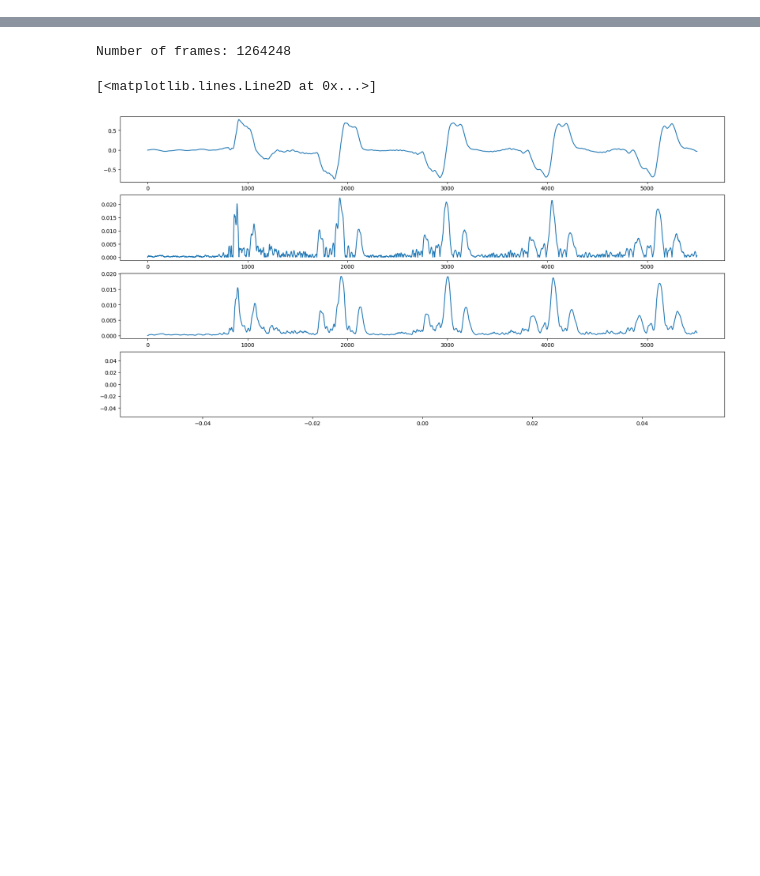
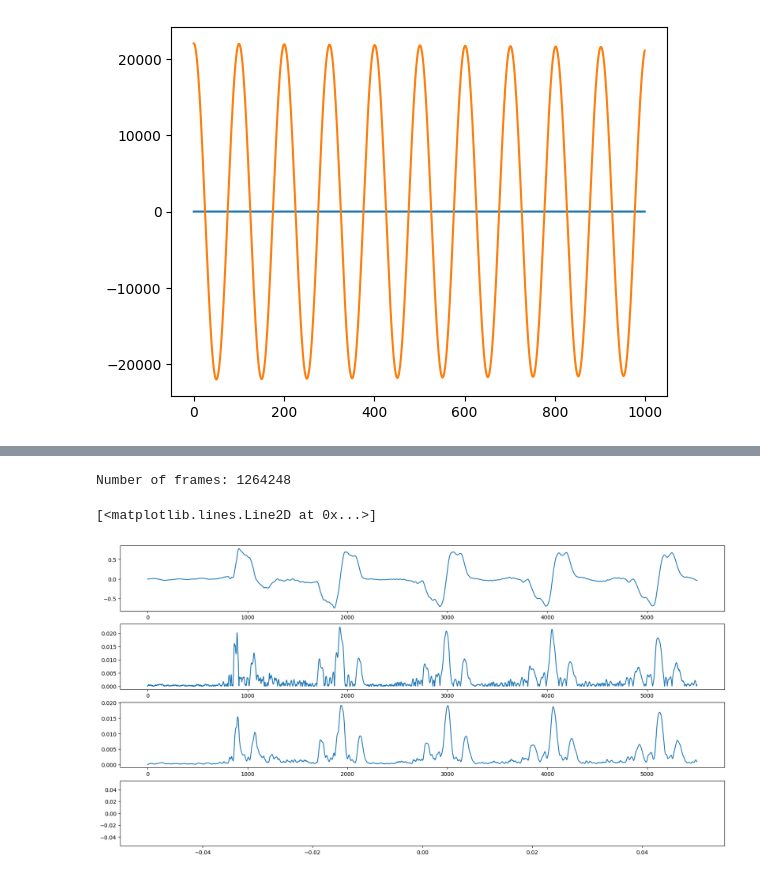
Before and after one commit to fletchjeff/prex_pedal, a Jupyter notebook: Prex Explorer.ipynb, the cells around one changed output, grey strips where cells are left out. Saved outputs shown, nothing was run; the diff lists cells and outputs as text; code cells hidden in the pictures; blank space fills up the shorter version.

```diff
--- a/Prex Explorer.ipynb
+++ b/Prex Explorer.ipynb
@@ -21,3 +51,25 @@ plt.show()
+# %%
+import numpy as np
+import scipy.io.wavfile
+
+# Set the parameters
+frequency = 440  # Hz
+duration = 1  # seconds
+sample_rate = 44100
+
+# Generate the sine wave
+time = np.linspace(0, duration, sample_rate * duration)
+amplitude = np.sin(2 * np.pi * frequency * time) #* (2 ** 16/2)
+auto_amp = np.correlate(amplitude,amplitude,mode='full')
+
+plt.plot(amplitude[:1000])  # Plot first 1000 samples for clarity
+plt.plot(auto_amp[auto_amp.size//2:(auto_amp.size//2+1000)])
+# plt.xlabel('Time [s]')
+# plt.ylabel('Amplitude')
+# plt.title(f'Sine wave at {frequency} Hz')
+plt.show()
+# %% [output]
+[figure, added]
 # %%
 # Slew is a function that simulates the envelope of a signal
 def slew(envelope, slope, attack_coeff=0.9, release_coeff=0.9):
```
Also changed, not shown: parts of 10 cells of this notebook, 2 other files.
